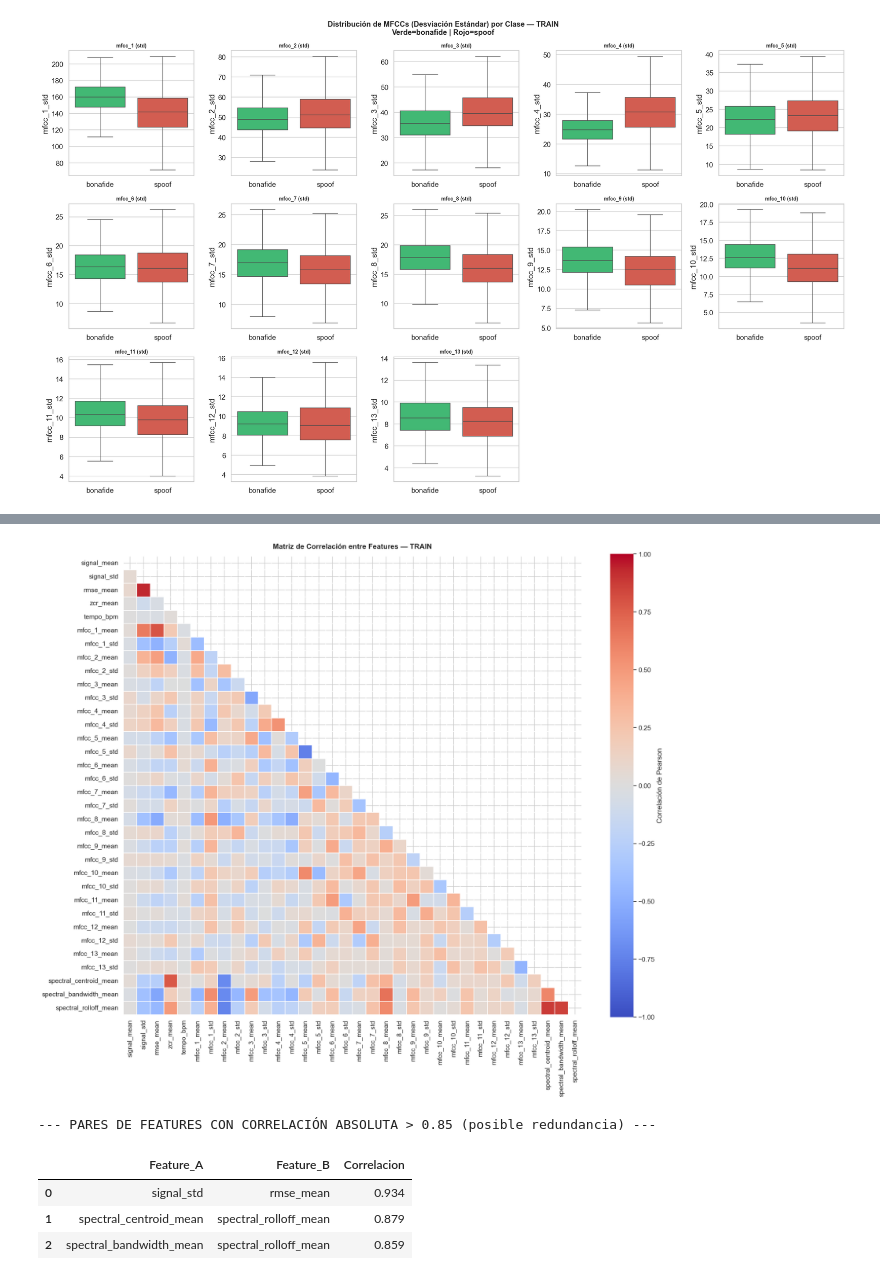
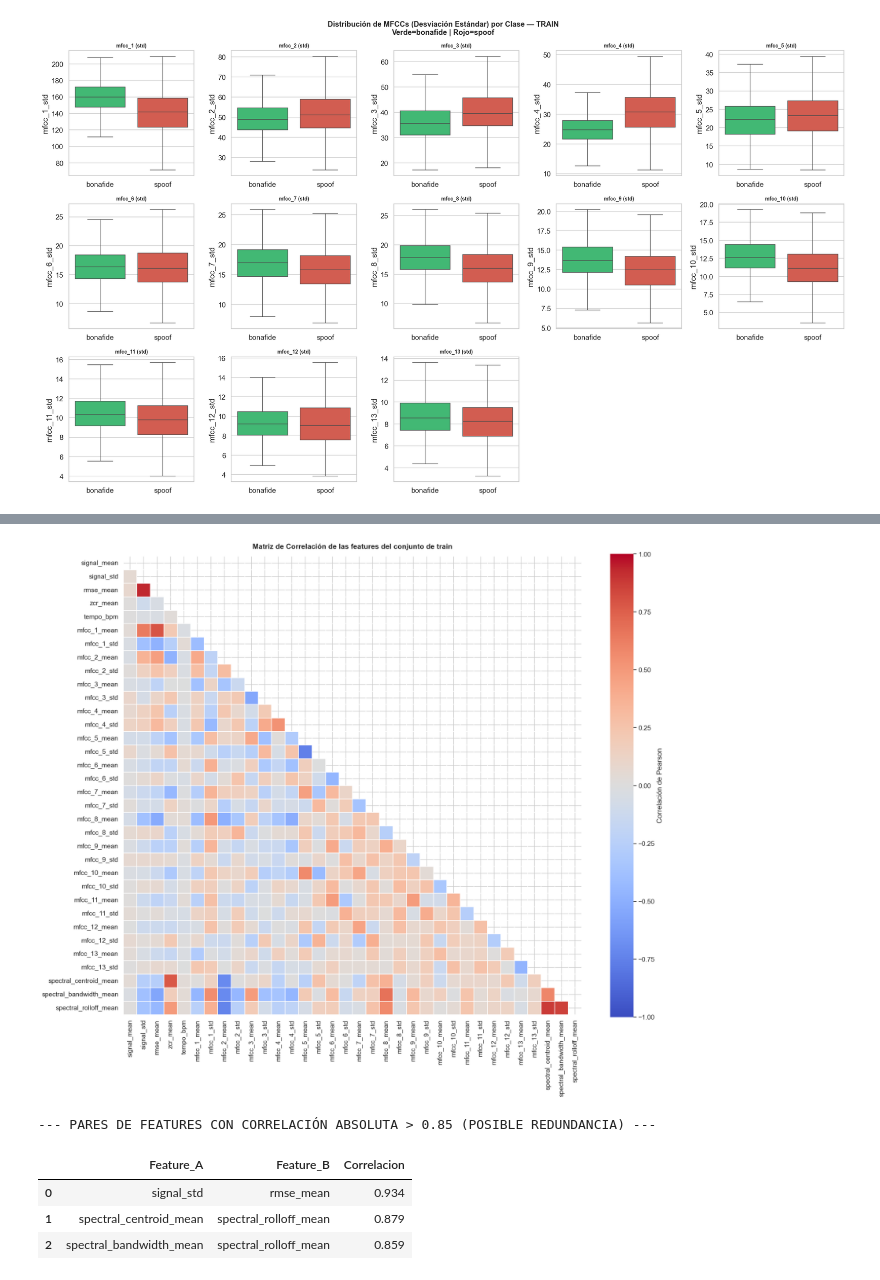
Before and after one commit to LechuMamais/Reto_Inteligencia_Artificial_Liliana_Daniele_Alexis, a Jupyter notebook: Modelos/Modelo_EDA_Daniele.ipynb, the cells around one changed output, grey strips where cells are left out. Saved outputs shown, nothing was run; the diff lists cells and outputs as text; code cells hidden in the pictures.

```diff
--- a/Modelos/Modelo_EDA_Daniele.ipynb
+++ b/Modelos/Modelo_EDA_Daniele.ipynb
@@ -630,7 +654,6 @@ Features rojas serán las más relevantes para el modelo.
 # %%
-# ============================================================
-#  BLOQUE 14 — MATRIZ DE CORRELACIÓN (TRAIN)
-# ============================================================
+#  BLOQUE 14 - MATRIZ DE CORRELACIÓN
+
 corr_matrix = X_train.corr(method='pearson')
 
 fig, ax = plt.subplots(figsize=(18, 15))
@@ -641,37 +664,37 @@ sns.heatmap(
     annot=False,
     fmt='.2f',
     cmap='coolwarm',
     center=0,
     vmin=-1, vmax=1,
     square=True,
     linewidths=0.3,
     ax=ax,
     cbar_kws={'label': 'Correlación de Pearson'}
 )
-ax.set_title('Matriz de Correlación entre Features — TRAIN', fontsize=14, fontweight='bold', pad=15)
+ax.set_title('Matriz de Correlación de las features del conjunto de train', fontsize=14, fontweight='bold', pad=15)
 plt.tight_layout()
 plt.show()
 
 # Pares con alta correlación (posible redundancia)
-print('--- PARES DE FEATURES CON CORRELACIÓN ABSOLUTA > 0.85 (posible redundancia) ---')
+print('--- PARES DE FEATURES CON CORRELACIÓN ABSOLUTA > 0.85 (POSIBLE REDUNDANCIA) ---')
 high_corr_pairs = []
 for i in range(len(corr_matrix.columns)):
     for j in range(i+1, len(corr_matrix.columns)):
         val = corr_matrix.iloc[i, j]
         if abs(val) > 0.85:
             high_corr_pairs.append({
                 'Feature_A': corr_matrix.columns[i],
                 'Feature_B': corr_matrix.columns[j],
                 'Correlacion': round(val, 3)
             })
 
 if high_corr_pairs:
     display(pd.DataFrame(high_corr_pairs).sort_values('Correlacion', key=abs, ascending=False))
 else:
     print('No se encontraron pares con correlación > 0.85.')
 # %% [output]
-[figure, old version]
+[figure, new version]
---- PARES DE FEATURES CON CORRELACIÓN ABSOLUTA > 0.85 (posible redundancia) ---
+--- PARES DE FEATURES CON CORRELACIÓN ABSOLUTA > 0.85 (POSIBLE REDUNDANCIA) ---
 |  | Feature_A | Feature_B | Correlacion |
 | 0 | signal_std | rmse_mean | 0.934 |
 | 1 | spectral_centroid_mean | spectral_rolloff_mean | 0.879 |
```
Also changed, not shown: parts of 19 cells of this notebook.
